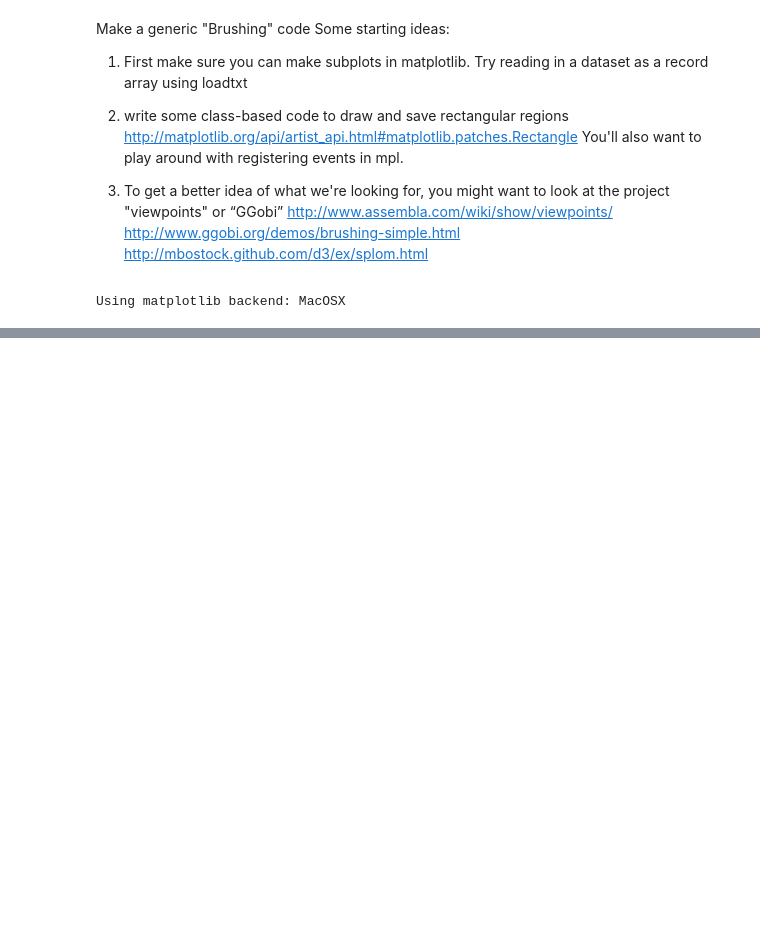
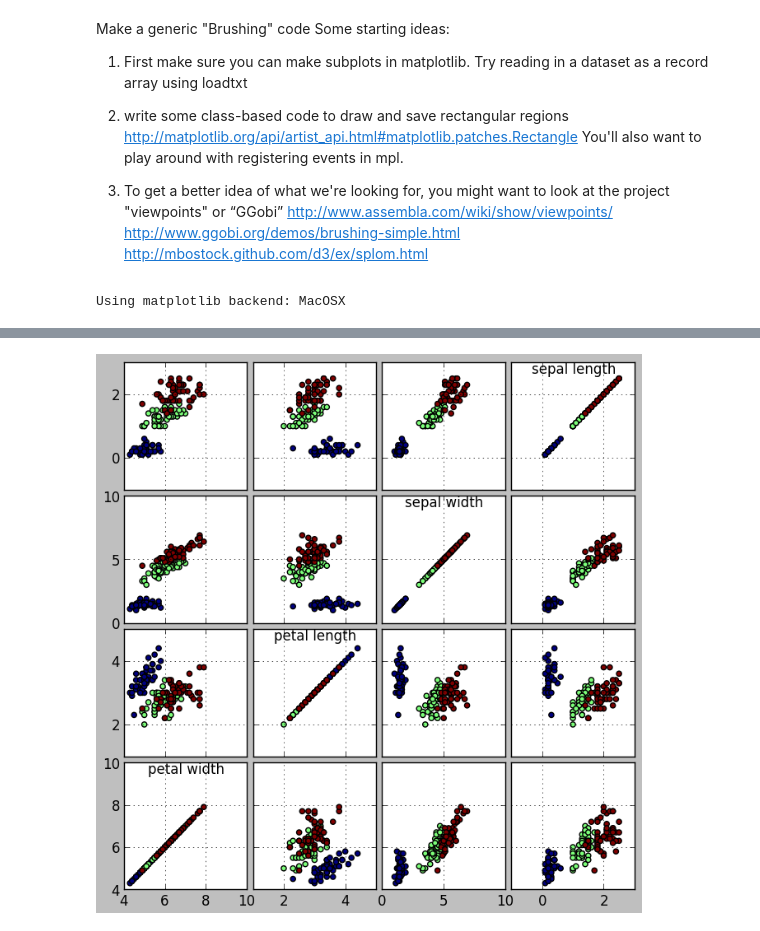
Before and after one commit to smwahl/ay250_swahl, a Jupyter notebook: hw_03/hw_03.ipynb, the cells around one changed output, grey strips where cells are left out. Cells and saved outputs as stored; diff of their text form; code cells hidden in the pictures; blank space fills up the shorter version.

Commit message:
Added functions in hw-03.ipynb to read in a datafile and and make a scatterplot matrix, using the last field to denote the type of object and denote it with a color.

```diff
--- a/hw_03/hw_03.ipynb
+++ b/hw_03/hw_03.ipynb
@@ -154,0 +198,59 @@ Using matplotlib backend: MacOSX
+# %%
+
+# addapting scatterplot_matrix code found at http://stackoverflow.com/questions/7941207/is-there-a-function-to-make-scatterplot-matrices-in-matplotlib
+def scatterMat(data, varnames, **kwargs):
+    """Plots a scatterplot matrix of subplots.  Each row of "data", indexed by
+    each name in "varnames" is plotted against other rows, resulting in a grid
+    of subplots with the diagonal subplots labeled with "varnames". Additional
+    keyword arguments, such as "c" for color, are passed on to matplotlib's
+    "scatter" command. Returns the matplotlib figure object containg the subplot grid."""
+
+    numdata = data.shape
+    numvars = len(varnames)
+    fig, axes = plt.subplots(nrows=numvars, ncols=numvars, figsize=(8,8))
+    fig.subplots_adjust(hspace=0.05, wspace=0.05)
+
+    for ax in axes.flat:
+        # Hide all ticks and labels
+        #ax.xaxis.set_visible(False)
+        #ax.yaxis.set_visible(False)
+
+        # Set up ticks only on one side for the "edge" subplots...
+        if ax.is_first_col():
+            ax.yaxis.set_ticks_position('left')
+        if ax.is_last_col():
+            ax.yaxis.set_ticks_position('right')
+        if ax.is_first_row():
+            ax.xaxis.set_ticks_position('top')
+        if ax.is_last_row():
+            ax.xaxis.set_ticks_position('bottom')
+
+    for i,yvar in enumerate(varnames[::-1]):
+        for j,xvar in enumerate(varnames):
+            axes[i,j].scatter(data[xvar],data[yvar],**kwargs)
+            axes[i,j].locator_params(nbins=3)
+            axes[i,j].grid()
+            #if i == numvars-1:
+            #    axes[i,j].xaxis.set_visible(True)
+            #if j == 0:
+            #    axes[i,j].yaxis.set_visible(True)
+            if i != numvars-1:
+                axes[i,j].xaxis.set_ticklabels([])
+            if j != 0:
+                axes[i,j].yaxis.set_ticklabels([])
+
+    # Label the diagonal subplots...
+    for i, label in enumerate(varnames):
+        axes[i,numvars-1-i].annotate(label, (0.5, .95), xycoords='axes fraction',
+                ha='center', va='center')
+
+    return fig
+
+plt.close('all')
+fname = 'hw_3_data/flowers.csv'
+
+tab,varnames,typename = readTypedData(fname,delimiter=',')
+cType,types = typeToColor(tab,typename)
+scatterMat(tab,varnames,c=cType)
+# %% [output]
+[figure, added]
```
Also changed, not shown: parts of 2 cells of this notebook.
